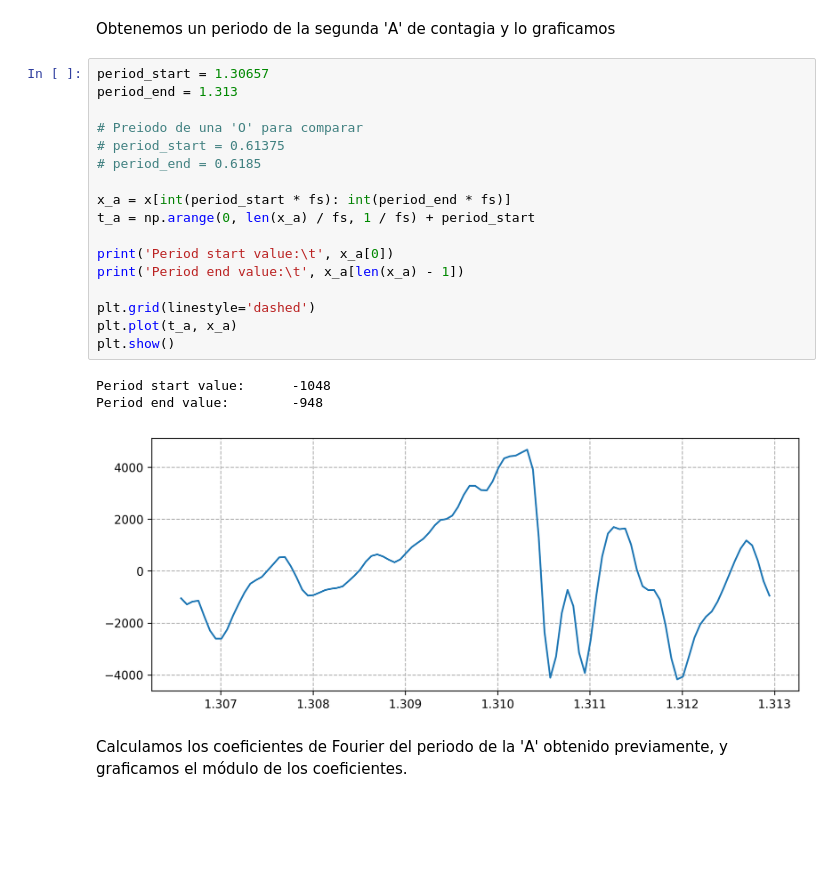
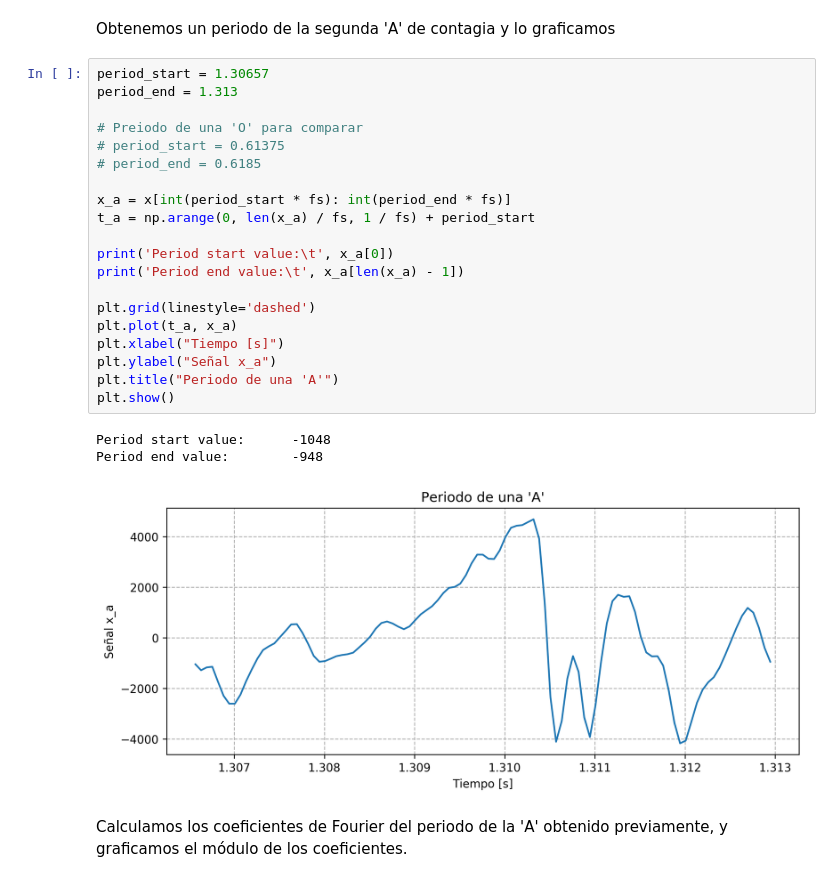
Before and after one commit to gsnaider/6674-signals-and-systems, a Jupyter notebook: tp/exercises.ipynb, the cells around one changed output. Cells and saved outputs as stored; diff of their text form; blank space fills up the shorter version.

```diff
--- a/tp/exercises.ipynb
+++ b/tp/exercises.ipynb
@@ -45,24 +46,27 @@ Obtenemos un periodo de la segunda 'A' de contagia y lo graficamos
 # %%
 period_start = 1.30657
 period_end = 1.313
 
 # Preiodo de una 'O' para comparar
 # period_start = 0.61375
 # period_end = 0.6185
 
 x_a = x[int(period_start * fs): int(period_end * fs)]
 t_a = np.arange(0, len(x_a) / fs, 1 / fs) + period_start
 
 print('Period start value:\t', x_a[0])
 print('Period end value:\t', x_a[len(x_a) - 1])
 
 plt.grid(linestyle='dashed')
 plt.plot(t_a, x_a)
+plt.xlabel("Tiempo [s]")
+plt.ylabel("Señal x_a")
+plt.title("Periodo de una 'A'")
 plt.show()
 # %% [output]
 Period start value:      -1048
 Period end value:        -948
-[figure, old version]
+[figure, new version]
 # %% [markdown]
 Calculamos los coeficientes de Fourier del periodo de la 'A' obtenido previamente, y graficamos el módulo de los coeficientes.
 # %%
```
Also changed, not shown: parts of 5 cells of this notebook, 6 other files.
